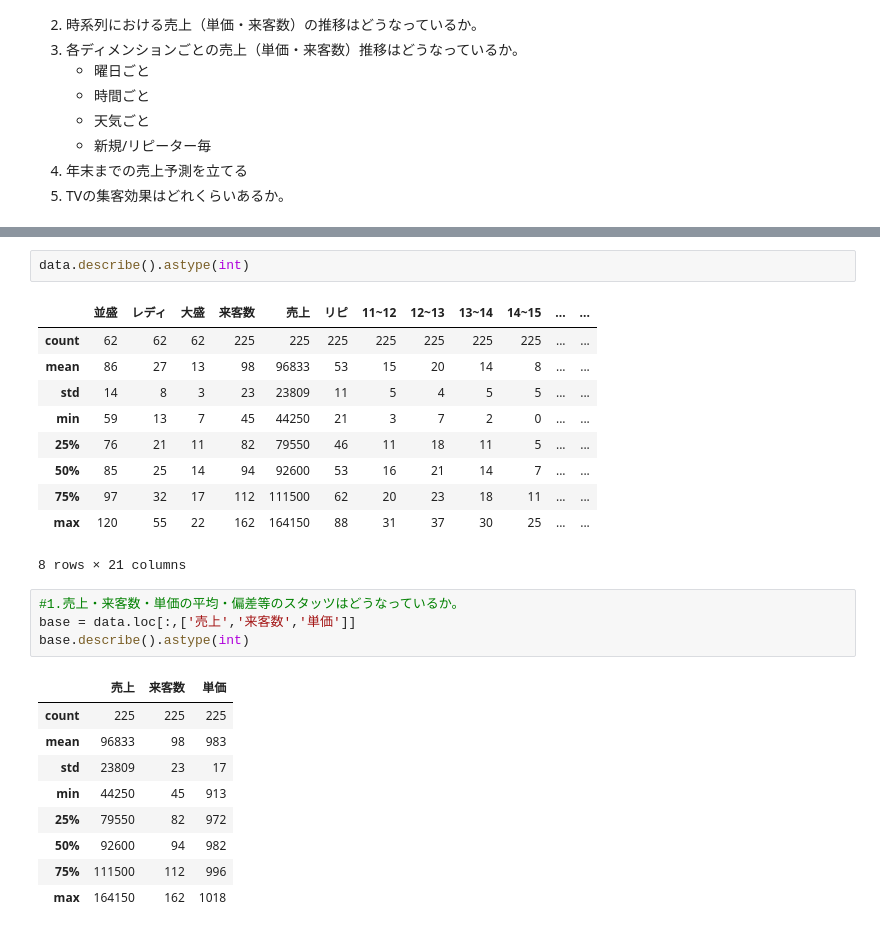
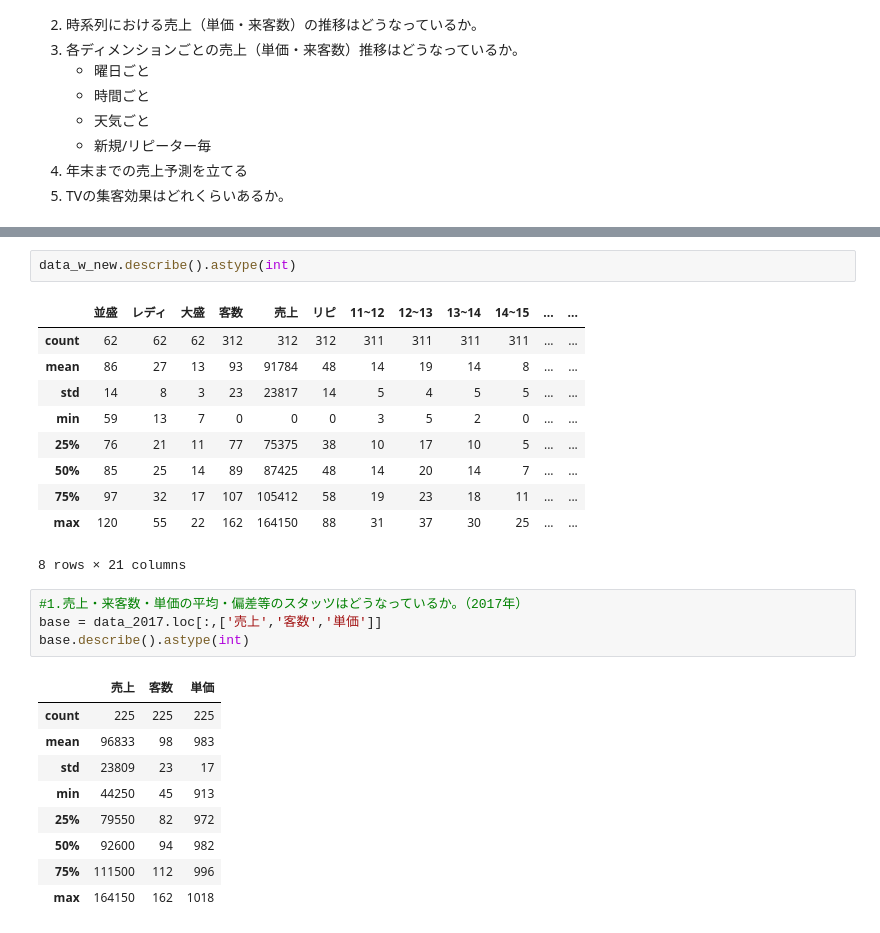
Before and after one commit to hayato1986/analysis, a Jupyter notebook: 1709tantantiger_sales_analysis.ipynb, the cells around one changed output, grey strips where cells are left out. Drawn from its saved outputs; the diff is of its cells as text.

```diff
--- a/1709tantantiger_sales_analysis.ipynb
+++ b/1709tantantiger_sales_analysis.ipynb
@@ -48,22 +60,22 @@ data = rowdata[rowdata['type'] == '一日'].rename(columns={'レディース': '
 # %%
-data.describe().astype(int)
+data_w_new.describe().astype(int)
 # %% [output]
-|  | 並盛 | レディ | 大盛 | 来客数 | 売上 | リピ | 11~12 | 12~13 | 13~14 | 14~15 | ... | ... |
-| count | 62 | 62 | 62 | 225 | 225 | 225 | 225 | 225 | 225 | 225 | ... | ... |
-| mean | 86 | 27 | 13 | 98 | 96833 | 53 | 15 | 20 | 14 | 8 | ... | ... |
-| std | 14 | 8 | 3 | 23 | 23809 | 11 | 5 | 4 | 5 | 5 | ... | ... |
-| min | 59 | 13 | 7 | 45 | 44250 | 21 | 3 | 7 | 2 | 0 | ... | ... |
-| 25% | 76 | 21 | 11 | 82 | 79550 | 46 | 11 | 18 | 11 | 5 | ... | ... |
-| 50% | 85 | 25 | 14 | 94 | 92600 | 53 | 16 | 21 | 14 | 7 | ... | ... |
-| 75% | 97 | 32 | 17 | 112 | 111500 | 62 | 20 | 23 | 18 | 11 | ... | ... |
+|  | 並盛 | レディ | 大盛 | 客数 | 売上 | リピ | 11~12 | 12~13 | 13~14 | 14~15 | ... | ... |
+| count | 62 | 62 | 62 | 312 | 312 | 312 | 311 | 311 | 311 | 311 | ... | ... |
+| mean | 86 | 27 | 13 | 93 | 91784 | 48 | 14 | 19 | 14 | 8 | ... | ... |
+| std | 14 | 8 | 3 | 23 | 23817 | 14 | 5 | 4 | 5 | 5 | ... | ... |
+| min | 59 | 13 | 7 | 0 | 0 | 0 | 3 | 5 | 2 | 0 | ... | ... |
+| 25% | 76 | 21 | 11 | 77 | 75375 | 38 | 10 | 17 | 10 | 5 | ... | ... |
+| 50% | 85 | 25 | 14 | 89 | 87425 | 48 | 14 | 20 | 14 | 7 | ... | ... |
+| 75% | 97 | 32 | 17 | 107 | 105412 | 58 | 19 | 23 | 18 | 11 | ... | ... |
 | max | 120 | 55 | 22 | 162 | 164150 | 88 | 31 | 37 | 30 | 25 | ... | ... |
 8 rows × 21 columns
 # %%
-#1.売上・来客数・単価の平均・偏差等のスタッツはどうなっているか。
-base = data.loc[:,['売上','来客数','単価']]
+#1.売上・来客数・単価の平均・偏差等のスタッツはどうなっているか。（2017年）
+base = data_2017.loc[:,['売上','客数','単価']]
 base.describe().astype(int)
 # %% [output]
-|  | 売上 | 来客数 | 単価 |
+|  | 売上 | 客数 | 単価 |
 | count | 225 | 225 | 225 |
 | mean | 96833 | 98 | 983 |
 | std | 23809 | 23 | 17 |
```
Also changed, not shown: parts of 16 cells of this notebook, 1 other file.
